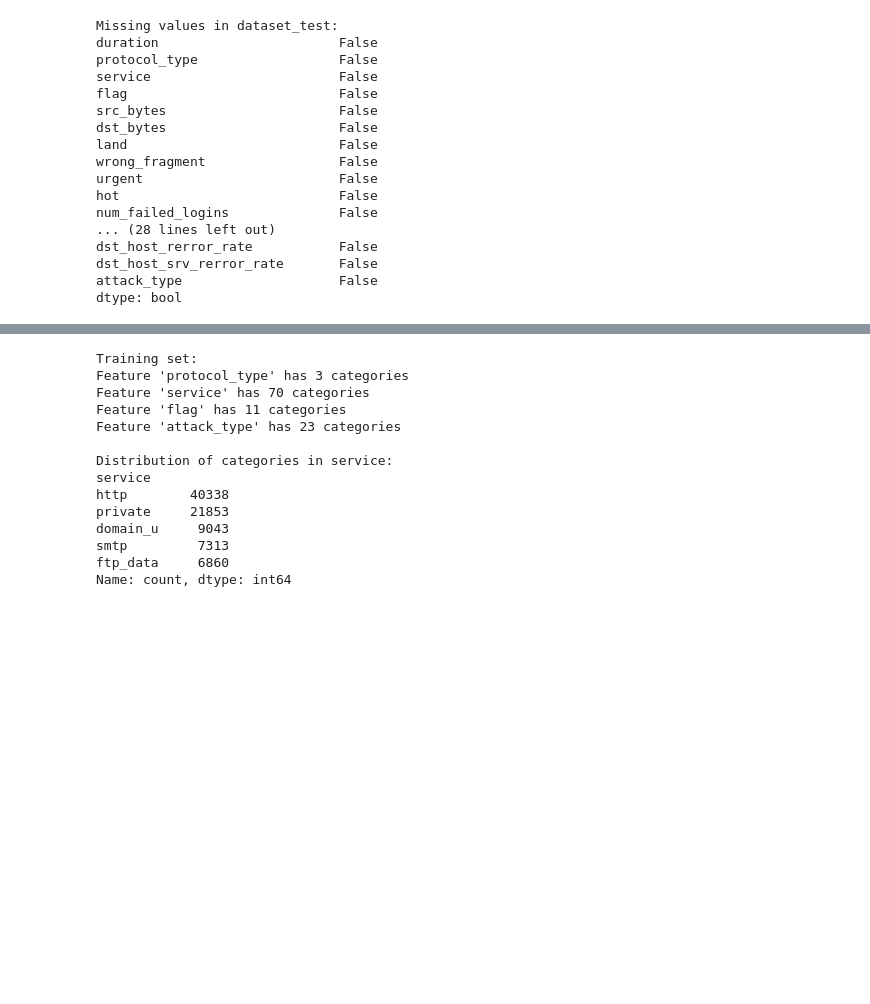
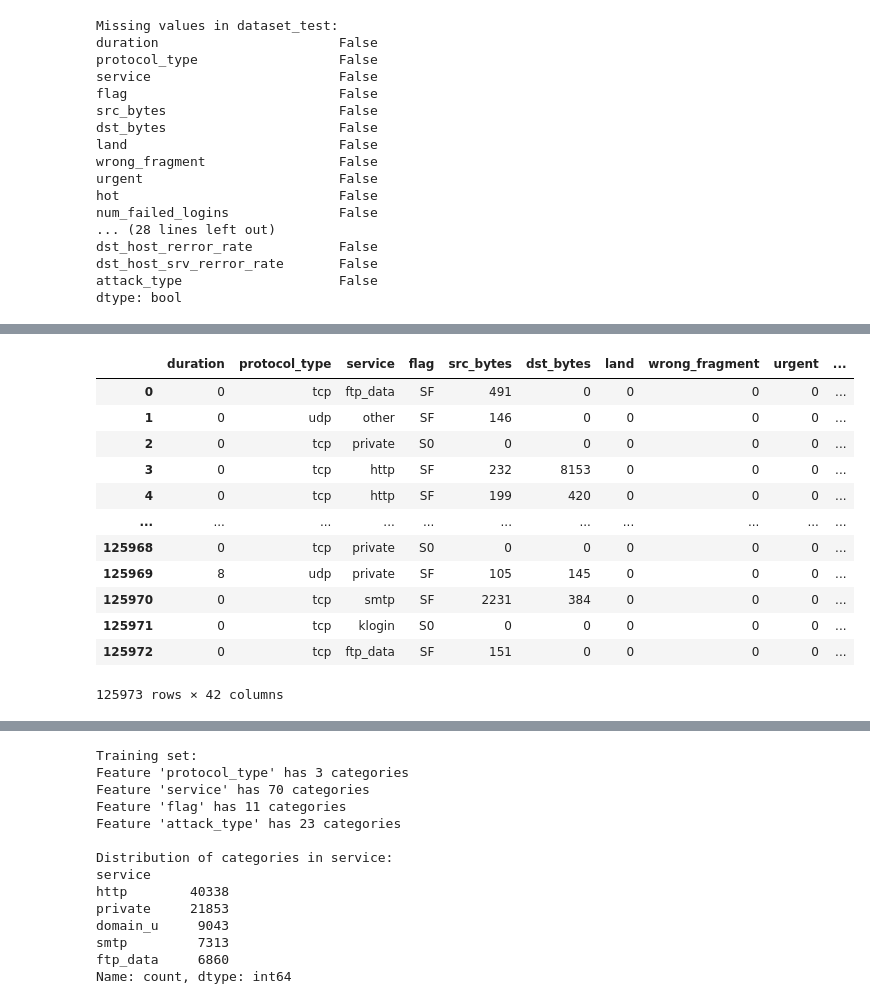
Before and after one commit to Kaialogen/Traffic-Analysis-ML, a Jupyter notebook: DataProcessing.ipynb, the cells around one changed output, grey strips where cells are left out. Drawn from its saved outputs; the diff is of its cells as text; code cells hidden in the pictures; blank space fills up the shorter version.

```diff
--- a/DataProcessing.ipynb
+++ b/DataProcessing.ipynb
@@ -56,8 +57,10 @@ col_names = ["duration","protocol_type","service","flag","src_bytes",
     "dst_host_srv_diff_host_rate","dst_host_serror_rate","dst_host_srv_serror_rate",
     "dst_host_rerror_rate","dst_host_srv_rerror_rate","attack_type","difficulty_level"]
 
-dataset_train = pd.read_csv("KDDTrain+.txt", header=None, names = col_names)
-dataset_test = pd.read_csv("KDDTest+.txt", header=None, names = col_names)
+print('Number of column names to add:', len(col_names))
+
+dataset_train = pd.read_csv("./Data/KDDTrain+.txt", header=None, names = col_names)
+dataset_test = pd.read_csv("./Data/KDDTest+.txt", header=None, names = col_names)
 
 # Remove 'difficulty_level' column from both training and test sets
 dataset_train = dataset_train.drop('difficulty_level', axis=1)
@@ -194,0 +213,16 @@ dtype: bool
+# %%
+dataset_train.drop_duplicates(keep='first')
+# %% [output]
+|  | duration | protocol_type | service | flag | src_bytes | dst_bytes | land | wrong_fragment | urgent | ... |
+| 0 | 0 | tcp | ftp_data | SF | 491 | 0 | 0 | 0 | 0 | ... |
+| 1 | 0 | udp | other | SF | 146 | 0 | 0 | 0 | 0 | ... |
+| 2 | 0 | tcp | private | S0 | 0 | 0 | 0 | 0 | 0 | ... |
+| 3 | 0 | tcp | http | SF | 232 | 8153 | 0 | 0 | 0 | ... |
+| 4 | 0 | tcp | http | SF | 199 | 420 | 0 | 0 | 0 | ... |
+| ... | ... | ... | ... | ... | ... | ... | ... | ... | ... | ... |
+| 125968 | 0 | tcp | private | S0 | 0 | 0 | 0 | 0 | 0 | ... |
+| 125969 | 8 | udp | private | SF | 105 | 145 | 0 | 0 | 0 | ... |
+| 125970 | 0 | tcp | smtp | SF | 2231 | 384 | 0 | 0 | 0 | ... |
+| 125971 | 0 | tcp | klogin | S0 | 0 | 0 | 0 | 0 | 0 | ... |
+| 125972 | 0 | tcp | ftp_data | SF | 151 | 0 | 0 | 0 | 0 | ... |
+125973 rows × 42 columns
```
Also changed, not shown: parts of 98 cells of this notebook, 13 other files.
